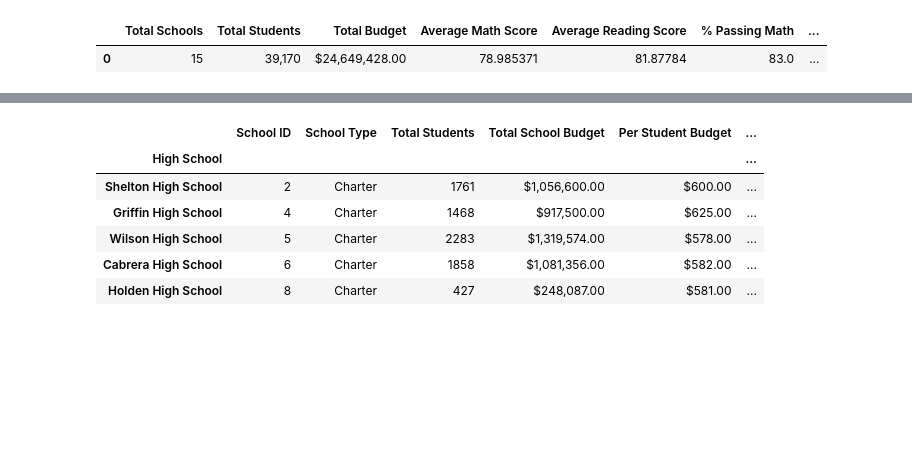
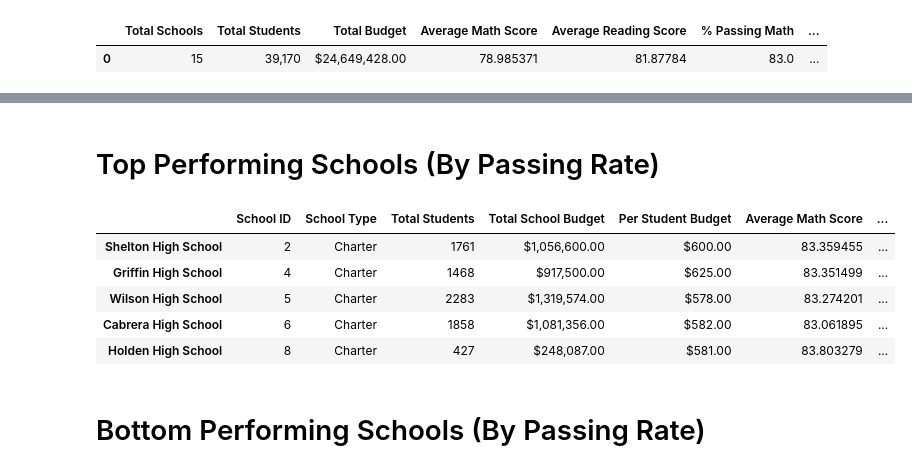
Before and after one commit to victoria-lam/Week-4-Pandas, a Jupyter notebook: PyCitySchools.ipynb, the cells around one changed output, grey strips where cells are left out. Saved outputs shown, nothing was run; the diff lists cells and outputs as text; code cells hidden in the pictures; blank space fills up the shorter version.

```diff
--- a/PyCitySchools.ipynb
+++ b/PyCitySchools.ipynb
@@ -104,12 +108,13 @@ school_scores.head()
 school_scores = school_scores.rename(columns={"school": "High School", "math_score": "% Passing Math", "reading_score": "% Passing Reading"})
 
 #calculate overall passing rate of each high school
-school_scores["% Overall Passing Rate"] = school_scores.mean(axis=1)
+school_scores["Overall Passing Rate"] = school_scores.mean(axis=1)
 # %%
 #merge "school_df" and "school_scores" tables
 schools_summary = school_df.merge(school_scores, how = "right")
 
 #set index to "High School
 schools_summary = schools_summary.set_index("High School")
+schools_summary.index.name = None
 schools_summary
 # %% [output]
@@ -133,14 +137,16 @@ schools_summary
+# %% [markdown]
+# Top Performing Schools (By Passing Rate)
 # %%
-#TOP 5 PERFORMING SCHOOLS
-
-top_schools = schools_summary.sort_values("% Overall Passing Rate", ascending=False)
+top_schools = schools_summary.sort_values("Overall Passing Rate", ascending=False)
+top_schools.index.name = None
 top_schools.head(5)
 # %% [output]
-|  | School ID | School Type | Total Students | Total School Budget | Per Student Budget | ... |
-| High School |  |  |  |  |  | ... |
-| Shelton High School | 2 | Charter | 1761 | $1,056,600.00 | $600.00 | ... |
-| Griffin High School | 4 | Charter | 1468 | $917,500.00 | $625.00 | ... |
-| Wilson High School | 5 | Charter | 2283 | $1,319,574.00 | $578.00 | ... |
-| Cabrera High School | 6 | Charter | 1858 | $1,081,356.00 | $582.00 | ... |
-| Holden High School | 8 | Charter | 427 | $248,087.00 | $581.00 | ... |
+|  | School ID | School Type | Total Students | Total School Budget | Per Student Budget | Average Math Score | ... |
+| Shelton High School | 2 | Charter | 1761 | $1,056,600.00 | $600.00 | 83.359455 | ... |
+| Griffin High School | 4 | Charter | 1468 | $917,500.00 | $625.00 | 83.351499 | ... |
+| Wilson High School | 5 | Charter | 2283 | $1,319,574.00 | $578.00 | 83.274201 | ... |
+| Cabrera High School | 6 | Charter | 1858 | $1,081,356.00 | $582.00 | 83.061895 | ... |
+| Holden High School | 8 | Charter | 427 | $248,087.00 | $581.00 | 83.803279 | ... |
+# %% [markdown]
+# Bottom Performing Schools (By Passing Rate)
 # %%
```
Also changed, not shown: parts of 21 cells of this notebook, 2 other files.
